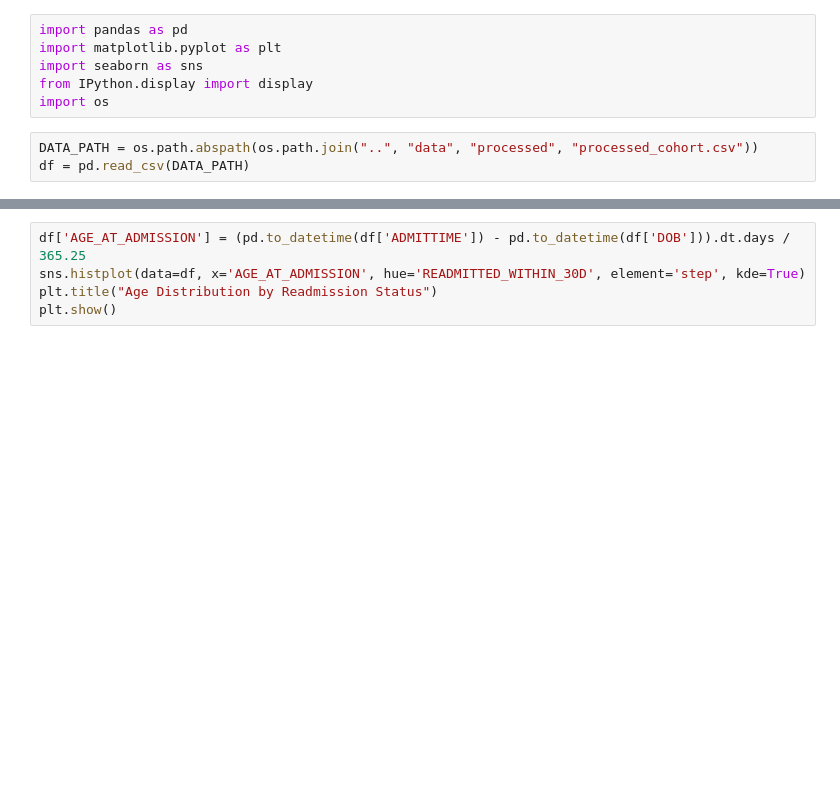
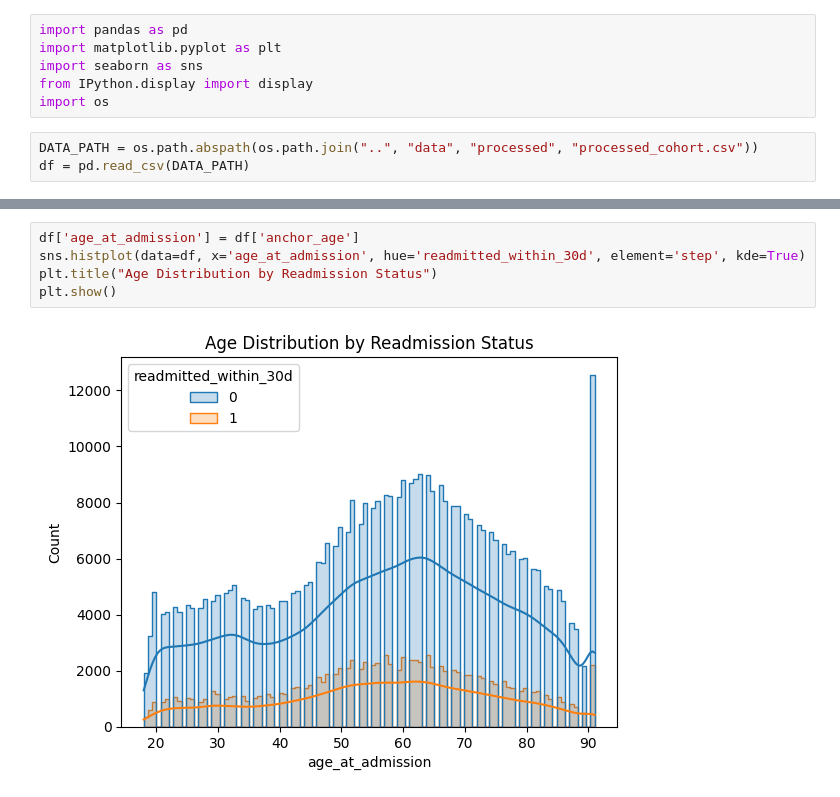
Before and after one commit to unrealdhanush/groot, a Jupyter notebook: notebooks/EDA.ipynb, the cells around one changed output, grey strips where cells are left out. Saved outputs shown, nothing was run; the diff lists cells and outputs as text; blank space fills up the shorter version.

```diff
--- a/notebooks/EDA.ipynb
+++ b/notebooks/EDA.ipynb
@@ -26,6 +88,8 @@ display(missing_perc)
 # %%
-df['AGE_AT_ADMISSION'] = (pd.to_datetime(df['ADMITTIME']) - pd.to_datetime(df['DOB'])).dt.days / 365.25
-sns.histplot(data=df, x='AGE_AT_ADMISSION', hue='READMITTED_WITHIN_30D', element='step', kde=True)
+df['age_at_admission'] = df['anchor_age']
+sns.histplot(data=df, x='age_at_admission', hue='readmitted_within_30d', element='step', kde=True)
 plt.title("Age Distribution by Readmission Status")
 plt.show()
+# %% [output]
+[figure, added]
 # %%
```
Also changed, not shown: parts of 6 cells of this notebook, 18 other files.
